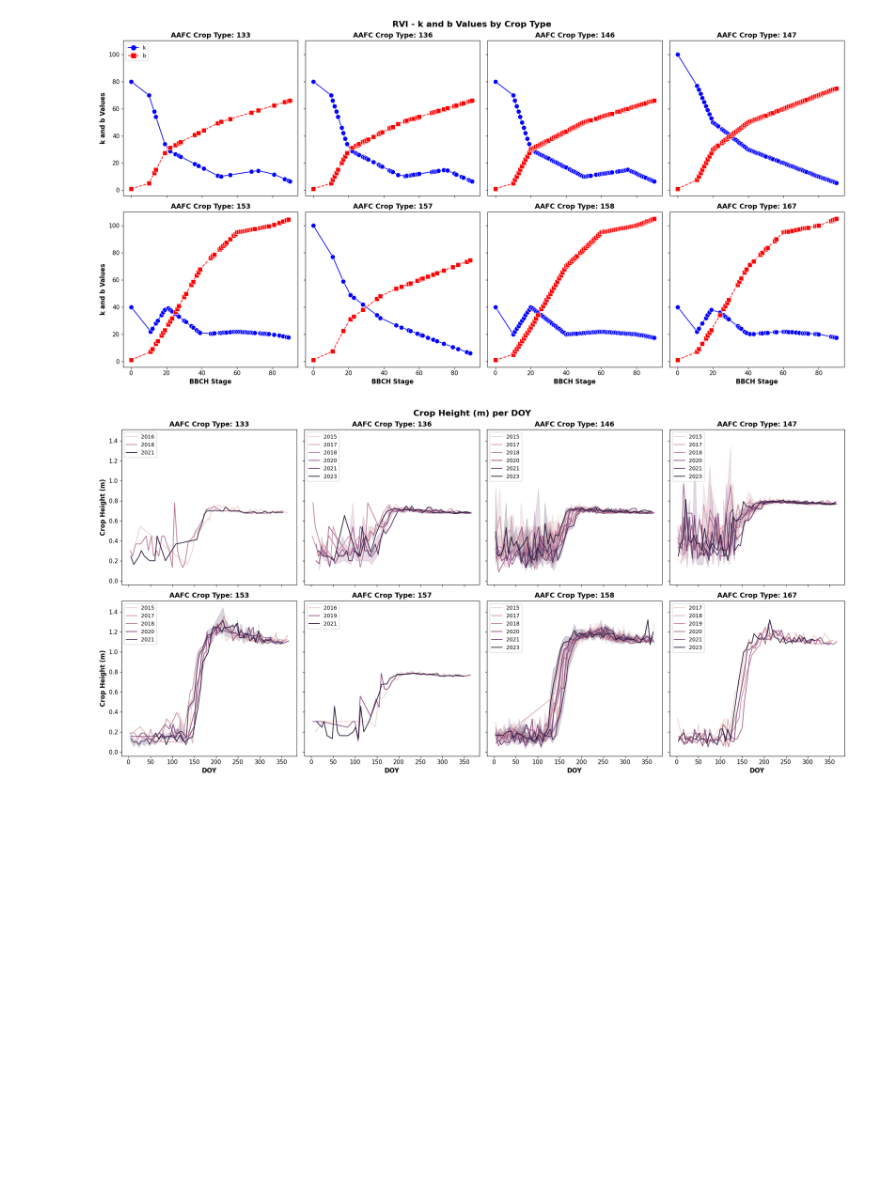
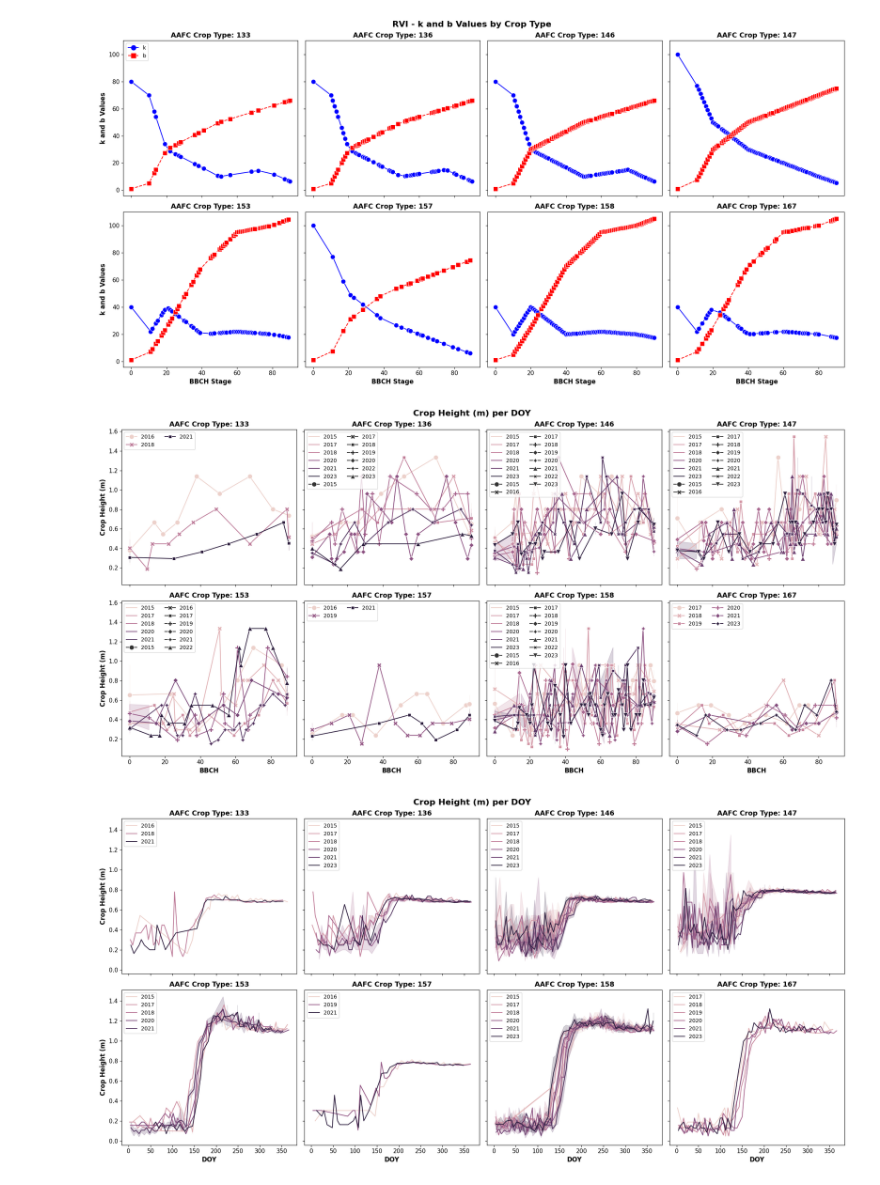
Before and after one commit to Morteza-Khazaei/CSA-N2O-GEE, a Jupyter notebook: inversion/inversion_df.ipynb, the cells around one changed output. Cells and saved outputs as stored; diff of their text form; code cells hidden in the pictures; blank space fills up the shorter version.

Commit message:
add crop height plot

```diff
--- a/inversion/inversion_df.ipynb
+++ b/inversion/inversion_df.ipynb
@@ -97,6 +97,41 @@ plt.tight_layout()
 plt.show()
 # %% [output]
 [figure]
+# %%
+fig, axes = plt.subplots(2, 4, figsize=(20, 10), sharex=True, sharey=True)
+fig.suptitle('Crop Height (m) per DOY', fontsize=16, fontweight='bold')
+
+# Get unique crop types (all 8 crop types)
+crop_types = inv_df['lc'].unique()  # Replace 'lc' with your crop type column name
+crop_types = sorted(crop_types)[:8]  # Take all 8 crop types
+
+# Plot crop height for each crop type
+for i, crop in enumerate(crop_types):
+    row = i // 4  # Determine row (0 or 1)
+    col = i % 4   # Determine column (0, 1, 2, or 3)
+
+    crop_data = inv_df[inv_df['lc'] == crop]  # Replace 'lc' with your crop type column
+
+    # Plot crop height vs DOY with year as hue and crop type as style
+    sns.lineplot(x='BBCH', y='rvi', data=crop_data,
+                 hue='year',
+                 style='year',
+                 markers=True, dashes=False, markersize=9, ax=axes[row, col])
+
+    axes[row, col].set_title(f'AAFC Crop Type: {crop}', fontsize=13, fontweight='bold')
+    axes[row, col].set_xlabel('BBCH', fontsize=12, fontweight='bold')
+    axes[row, col].set_ylabel('Crop Height (m)', fontsize=12, fontweight='bold')
+    axes[row, col].tick_params(labelsize=11)
+
+    # Adjust legend for each subplot
+    legend = axes[row, col].get_legend()
+    if legend:
+        axes[row, col].legend(ncol=2, loc='upper left', fontsize=10)
+
+plt.tight_layout()
+plt.show()
+# %% [output]
+[figure, added]
 # %%
 fig, axes = plt.subplots(2, 4, figsize=(20, 10), sharex=True, sharey=True)
 fig.suptitle('Crop Height (m) per DOY', fontsize=16, fontweight='bold')
```
Also changed, not shown: parts of 1 cell of this notebook.
